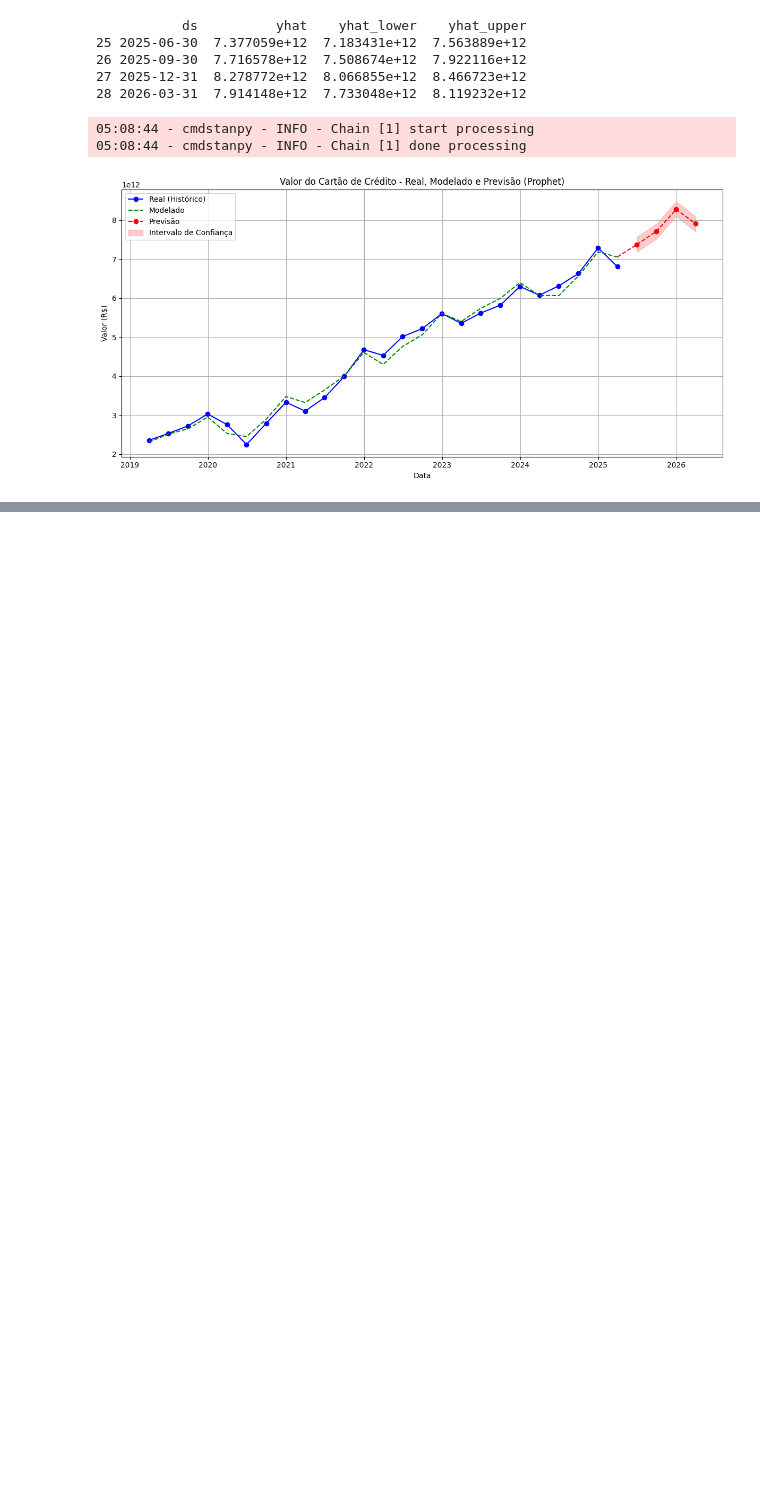
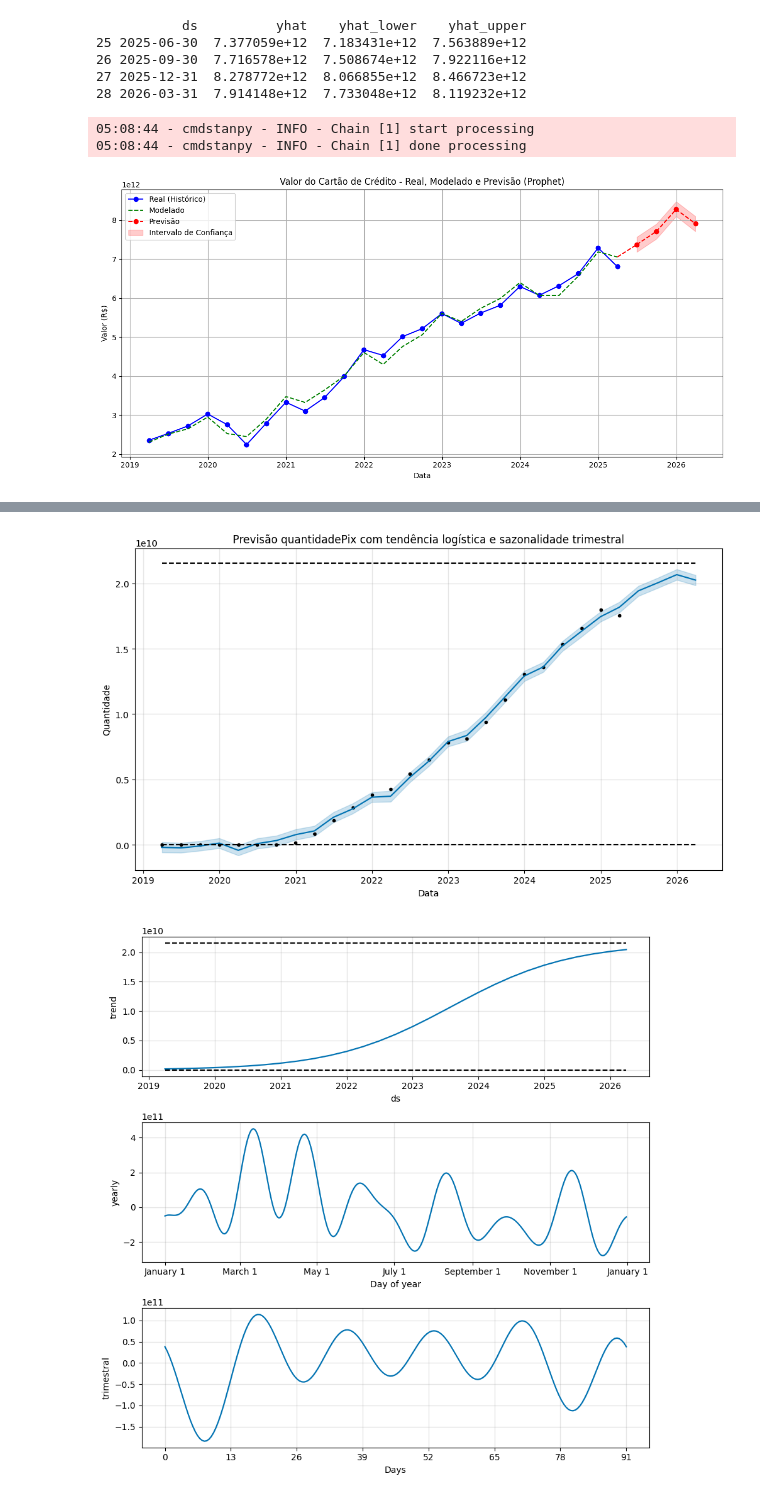
Before and after one commit to caiobarrosmelo/etlBCB, a Jupyter notebook: MachineLearning.ipynb, the cells around one changed output, grey strips where cells are left out. Saved outputs shown, nothing was run; the diff lists cells and outputs as text; code cells hidden in the pictures; blank space fills up the shorter version.

```diff
--- a/MachineLearning.ipynb
+++ b/MachineLearning.ipynb
@@ -278,0 +326,40 @@ plt.show()
+# %%
+df_prophet = df[['datatrimestre', 'quantidadePix']].rename(columns={
+    'datatrimestre': 'ds',
+    'quantidadePix': 'y'
+})
+
+# Define limite superior ("cap") e inferior ("floor") para a série
+max_val = df_prophet['y'].max()
+df_prophet['cap'] = max_val * 1.2
+df_prophet['floor'] = 0
+
+model = Prophet(
+    growth='logistic',
+    changepoint_prior_scale=0.3,     # Mais flexível para mudanças de tendência
+    seasonality_prior_scale=10.0     # Mais liberdade para curva sazonal
+)
+
+model.add_seasonality(name='trimestral', period=365.25/4, fourier_order=5)
+
+
+model.fit(df_prophet)
+
+future = model.make_future_dataframe(periods=4, freq='QE')
+future['cap'] = df_prophet['cap'].max()
+future['floor'] = 0
+
+forecast = model.predict(future)
+
+fig1 = model.plot(forecast)
+plt.title("Previsão quantidadePix com tendência logística e sazonalidade trimestral")
+plt.xlabel("Data")
+plt.ylabel("Quantidade")
+plt.tight_layout()
+plt.show()
+
+
+fig2 = model.plot_components(forecast)
+plt.tight_layout()
+plt.show()
+# %% [output]
@@ -278,0 +368,2 @@ plt.show()
+[figure, added]
+[figure, added]
```
Also changed, not shown: parts of 17 cells of this notebook.
